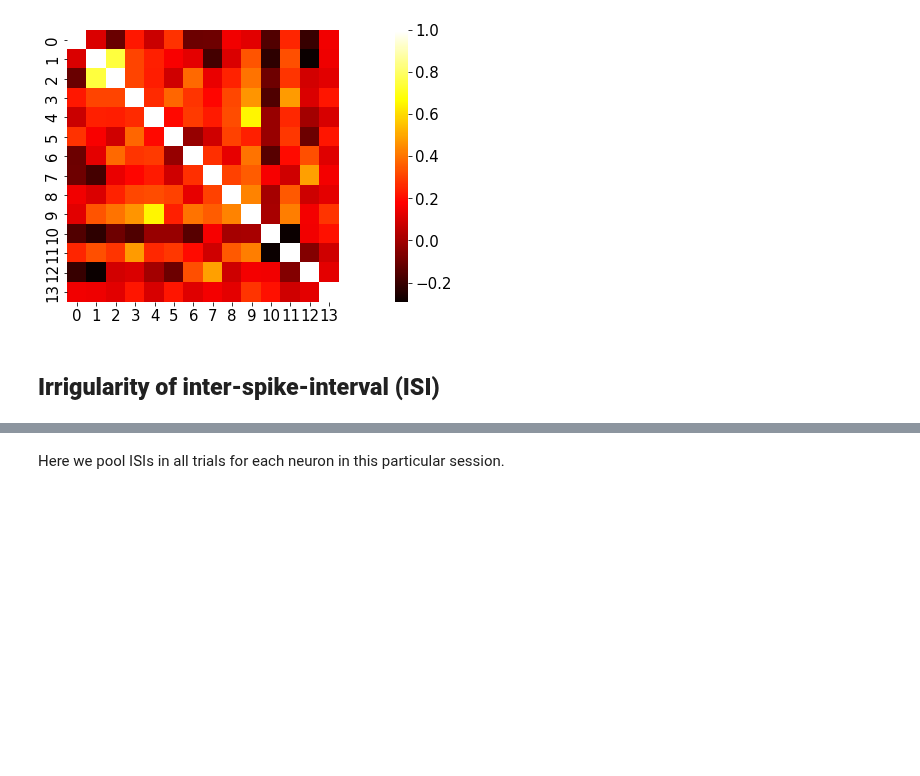
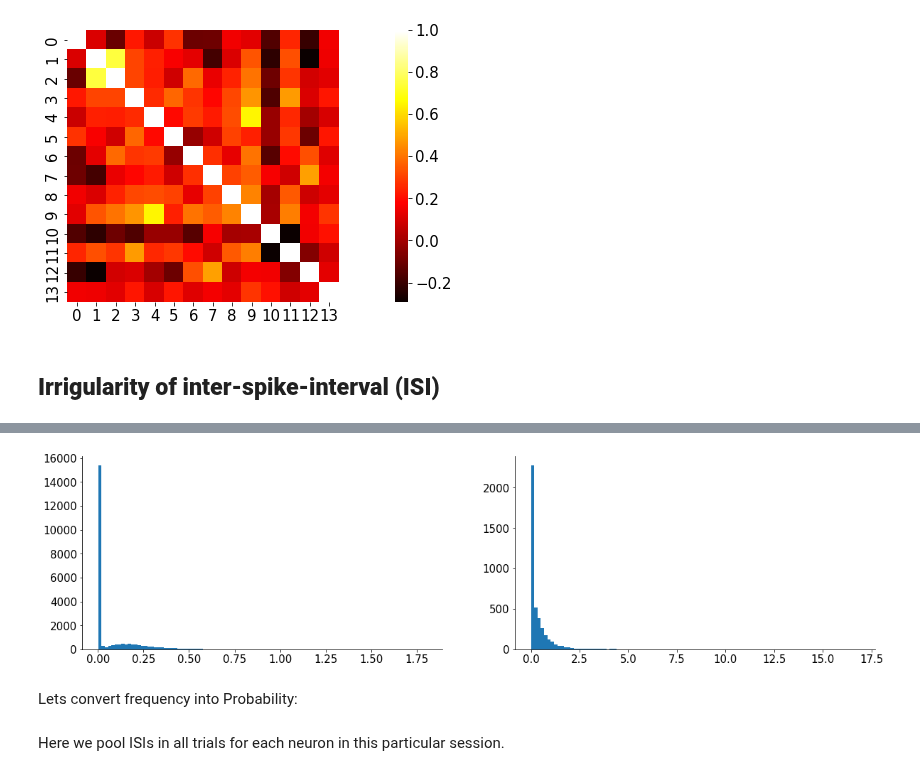
Before and after one commit to MiladQolami/Neural-Data-Analysis, a Jupyter notebook: SpikingVariablity/SpikingVariablity.ipynb, the cells around one changed output, grey strips where cells are left out. Cells and saved outputs as stored; diff of their text form; code cells hidden in the pictures; blank space fills up the shorter version.

```diff
--- a/SpikingVariablity/SpikingVariablity.ipynb
+++ b/SpikingVariablity/SpikingVariablity.ipynb
@@ -221,3 +230,20 @@ ss = np.mean(np.mean(spikes_hipp,1),1)
+# %%
+spike_times = []
+for i in [10,11]:
+  spike_time_i = (data['spikes'][i][0] ).flatten()
+  spike_times.append(spike_time_i)
+
+ISI_loud = np.diff(spike_times[0])
+ISI_quiet = np.diff(spike_times[1])
+# %%
+fig,ax = plt.subplots(1,2)
+ax[0].hist(ISI_loud,bins= 100)
+ax[1].hist(ISI_quiet,bins= 100)
+plt.show()
+# %% [output]
+[figure, added]
+# %% [markdown]
+Lets convert frequency into Probability:
 # %% [markdown]
 Here we pool ISIs in all trials for each neuron in this particular session.
 # %%
```
Also changed, not shown: parts of 8 cells of this notebook.
